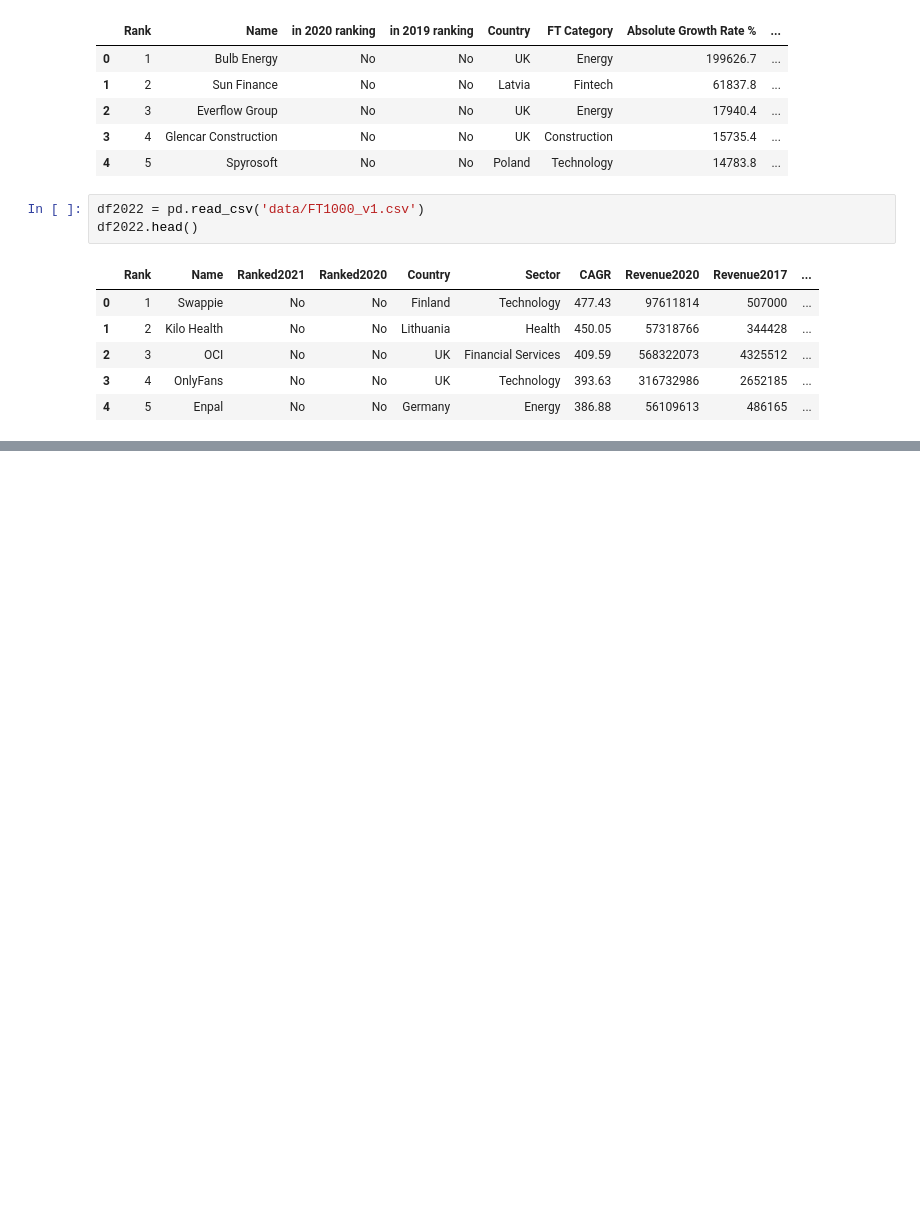
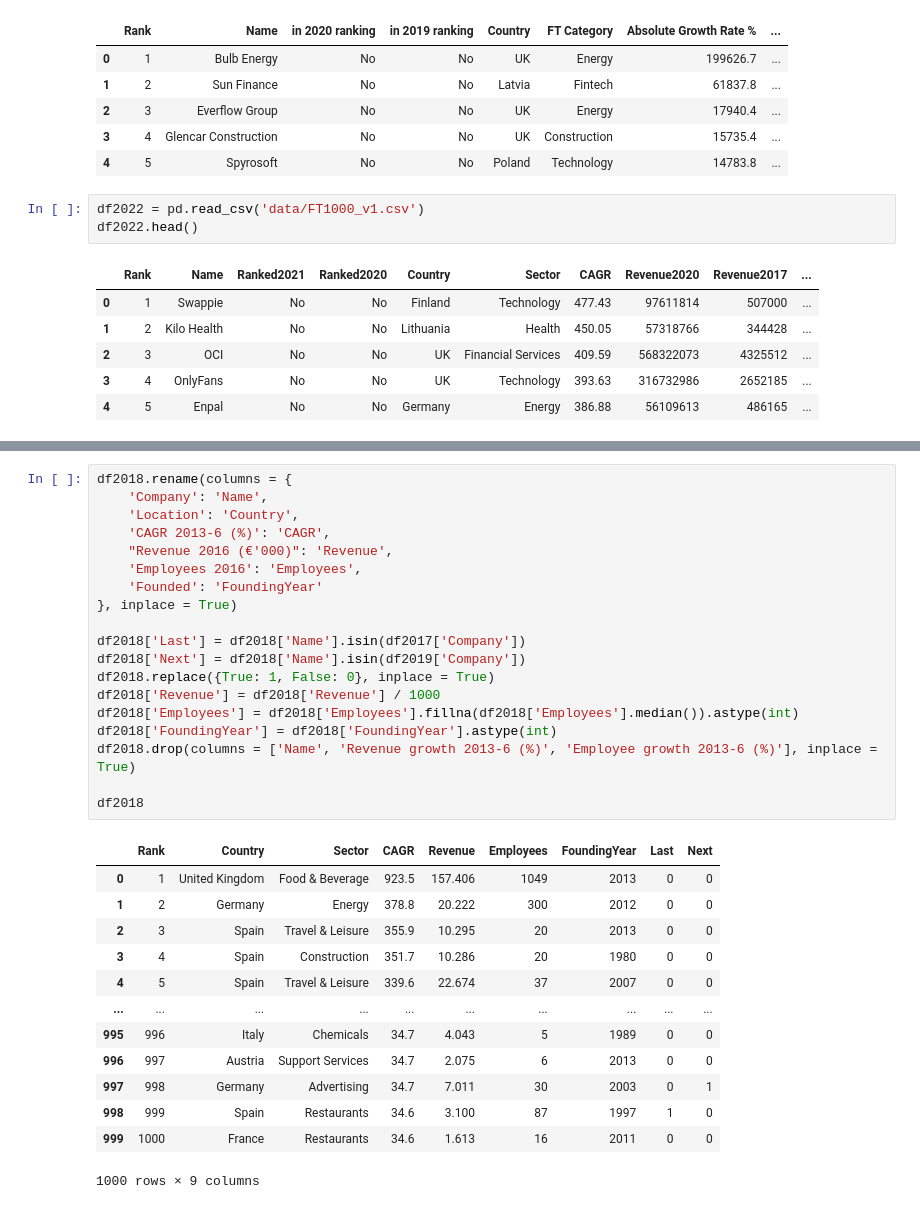
Before and after one commit to kenroly/IntroductionToDataScience, a Jupyter notebook: DataModeling.ipynb, the cells around one changed output, grey strips where cells are left out. Saved outputs shown, nothing was run; the diff lists cells and outputs as text; blank space fills up the shorter version.

```diff
--- a/DataModeling.ipynb
+++ b/DataModeling.ipynb
@@ -116,0 +153,33 @@ df2022.head()
+# %%
+df2018.rename(columns = {
+    'Company': 'Name',
+    'Location': 'Country',
+    'CAGR 2013-6 (%)': 'CAGR',
+    "Revenue 2016 (€'000)": 'Revenue',
+    'Employees 2016': 'Employees',
+    'Founded': 'FoundingYear'
+}, inplace = True)
+
+df2018['Last'] = df2018['Name'].isin(df2017['Company'])
+df2018['Next'] = df2018['Name'].isin(df2019['Company'])
+df2018.replace({True: 1, False: 0}, inplace = True)
+df2018['Revenue'] = df2018['Revenue'] / 1000
+df2018['Employees'] = df2018['Employees'].fillna(df2018['Employees'].median()).astype(int)
+df2018['FoundingYear'] = df2018['FoundingYear'].astype(int)
+df2018.drop(columns = ['Name', 'Revenue growth 2013-6 (%)', 'Employee growth 2013-6 (%)'], inplace = True)
+
+df2018
+# %% [output]
+|  | Rank | Country | Sector | CAGR | Revenue | Employees | FoundingYear | Last | Next |
+| 0 | 1 | United Kingdom | Food & Beverage | 923.5 | 157.406 | 1049 | 2013 | 0 | 0 |
+| 1 | 2 | Germany | Energy | 378.8 | 20.222 | 300 | 2012 | 0 | 0 |
+| 2 | 3 | Spain | Travel & Leisure | 355.9 | 10.295 | 20 | 2013 | 0 | 0 |
+| 3 | 4 | Spain | Construction | 351.7 | 10.286 | 20 | 1980 | 0 | 0 |
+| 4 | 5 | Spain | Travel & Leisure | 339.6 | 22.674 | 37 | 2007 | 0 | 0 |
+| ... | ... | ... | ... | ... | ... | ... | ... | ... | ... |
+| 995 | 996 | Italy | Chemicals | 34.7 | 4.043 | 5 | 1989 | 0 | 0 |
+| 996 | 997 | Austria | Support Services | 34.7 | 2.075 | 6 | 2013 | 0 | 0 |
+| 997 | 998 | Germany | Advertising | 34.7 | 7.011 | 30 | 2003 | 0 | 1 |
+| 998 | 999 | Spain | Restaurants | 34.6 | 3.100 | 87 | 1997 | 1 | 0 |
+| 999 | 1000 | France | Restaurants | 34.6 | 1.613 | 16 | 2011 | 0 | 0 |
+1000 rows × 9 columns
```
Also changed, not shown: parts of 1 cell of this notebook.
